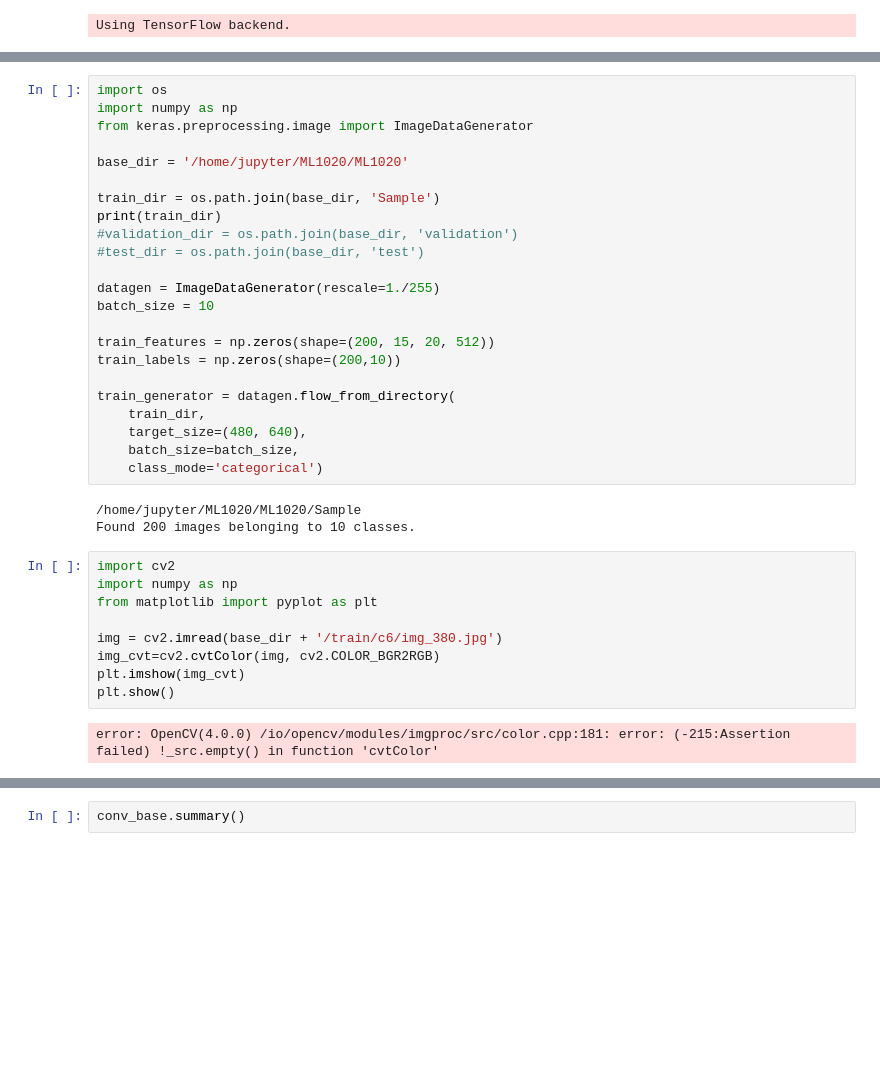
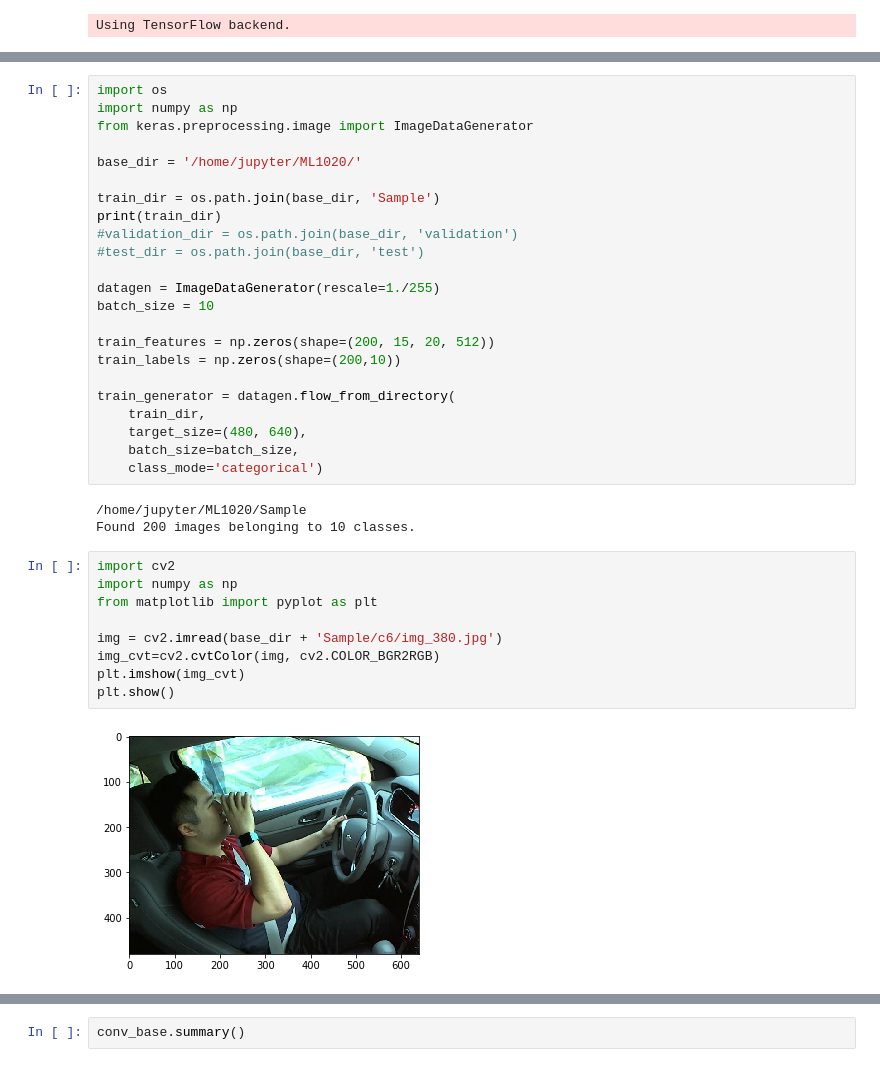
Before and after one commit to bennykan/ML1020, a Jupyter notebook: ML1020_Pretrained_Model_Jupyter_GCP.ipynb, the cells around one changed output, grey strips where cells are left out. Saved outputs shown, nothing was run; the diff lists cells and outputs as text; blank space fills up the shorter version.

```diff
--- a/ML1020_Pretrained_Model_Jupyter_GCP.ipynb
+++ b/ML1020_Pretrained_Model_Jupyter_GCP.ipynb
@@ -15,7 +15,7 @@ import os
 import numpy as np
 from keras.preprocessing.image import ImageDataGenerator
 
-base_dir = '/home/jupyter/ML1020/ML1020'
+base_dir = '/home/jupyter/ML1020/'
 
 train_dir = os.path.join(base_dir, 'Sample')
 print(train_dir)
@@ -34,19 +34,19 @@ train_generator = datagen.flow_from_directory(
     batch_size=batch_size,
     class_mode='categorical')
 # %% [output]
-/home/jupyter/ML1020/ML1020/Sample
+/home/jupyter/ML1020/Sample
 Found 200 images belonging to 10 classes.
 # %%
 import cv2
 import numpy as np
 from matplotlib import pyplot as plt
 
-img = cv2.imread(base_dir + '/train/c6/img_380.jpg')
+img = cv2.imread(base_dir + 'Sample/c6/img_380.jpg')
 img_cvt=cv2.cvtColor(img, cv2.COLOR_BGR2RGB)
 plt.imshow(img_cvt)
 plt.show()
 # %% [output]
-error: OpenCV(4.0.0) /io/opencv/modules/imgproc/src/color.cpp:181: error: (-215:Assertion failed) !_src.empty() in function 'cvtColor'
+[figure, added]
 # %%
 #Loading in Pretrained Model
 
```
Also changed, not shown: parts of 7 cells of this notebook, 21 other files.
